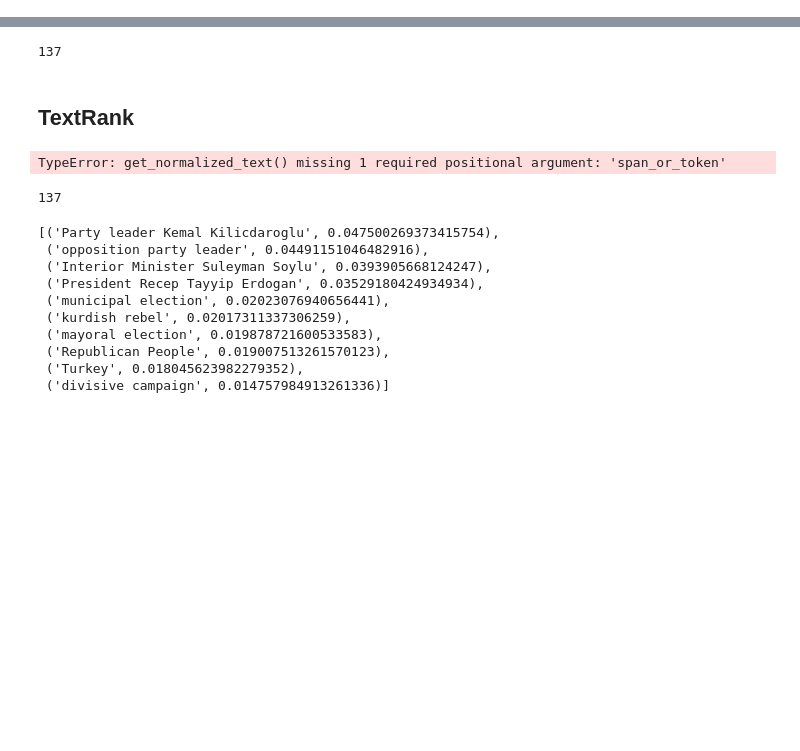
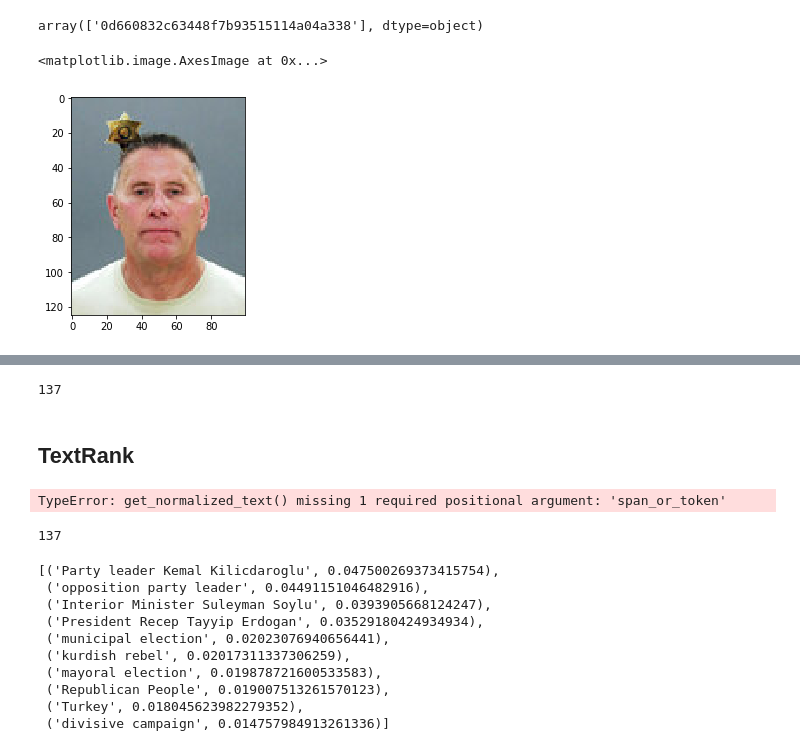
Before and after one commit to phoebewong/AC297r_2019_Associated_Press, a Jupyter notebook: notebooks/textacy-TextRank-demo.ipynb, the cells around one changed output, grey strips where cells are left out. Drawn from its saved outputs; the diff is of its cells as text; code cells hidden in the pictures; blank space fills up the shorter version.

```diff
--- a/notebooks/textacy-TextRank-demo.ipynb
+++ b/notebooks/textacy-TextRank-demo.ipynb
@@ -44,0 +103,11 @@ art_alltags.head()
+# %%
+img_id = img_df['id'].values
+img_id
+# %% [output]
+array(['0d660832c63448f7b93515114a04a338'], dtype=object)
+# %%
+img = plt.imread(f"../data/thumbnail/{img_id[0]}.jpg")
+plt.imshow(img)
+# %% [output]
+<matplotlib.image.AxesImage at 0x...>
+[figure, added]
```
Also changed, not shown: parts of 21 cells of this notebook, 1 other file.
